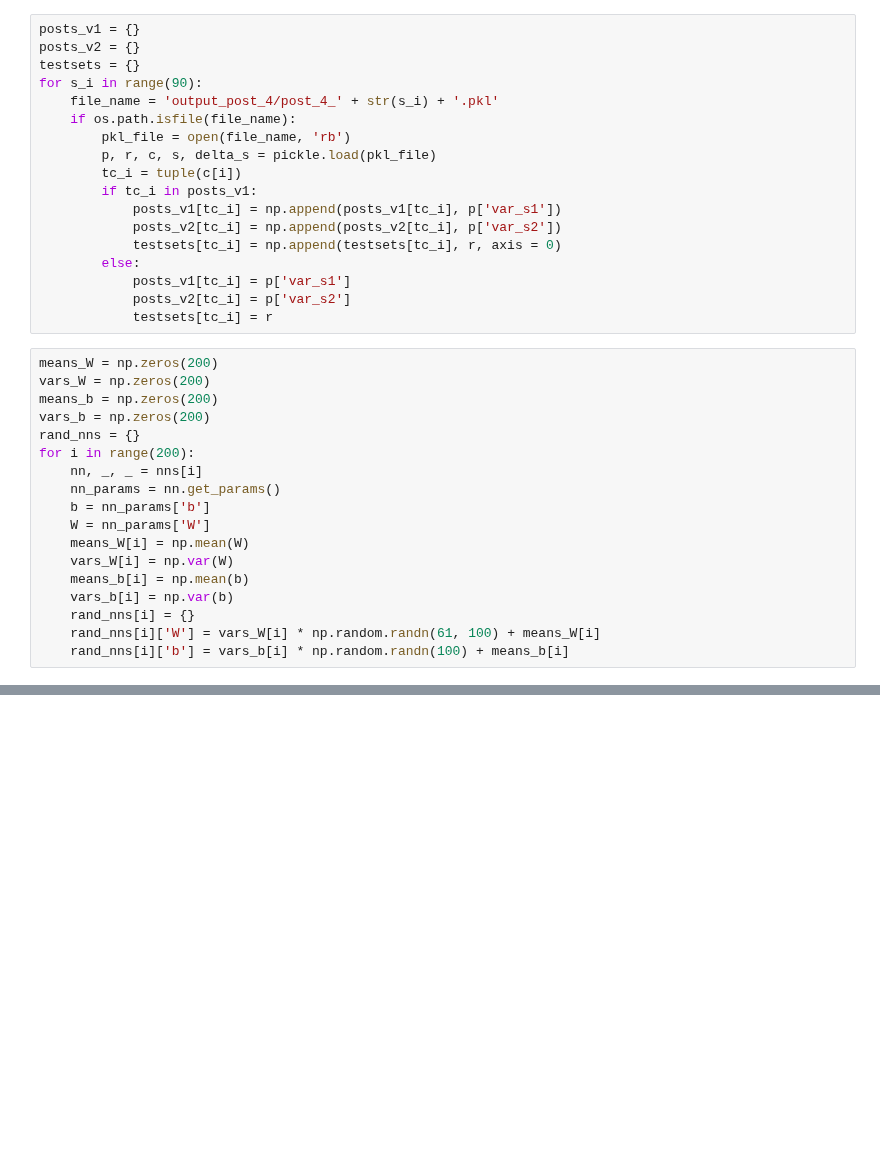
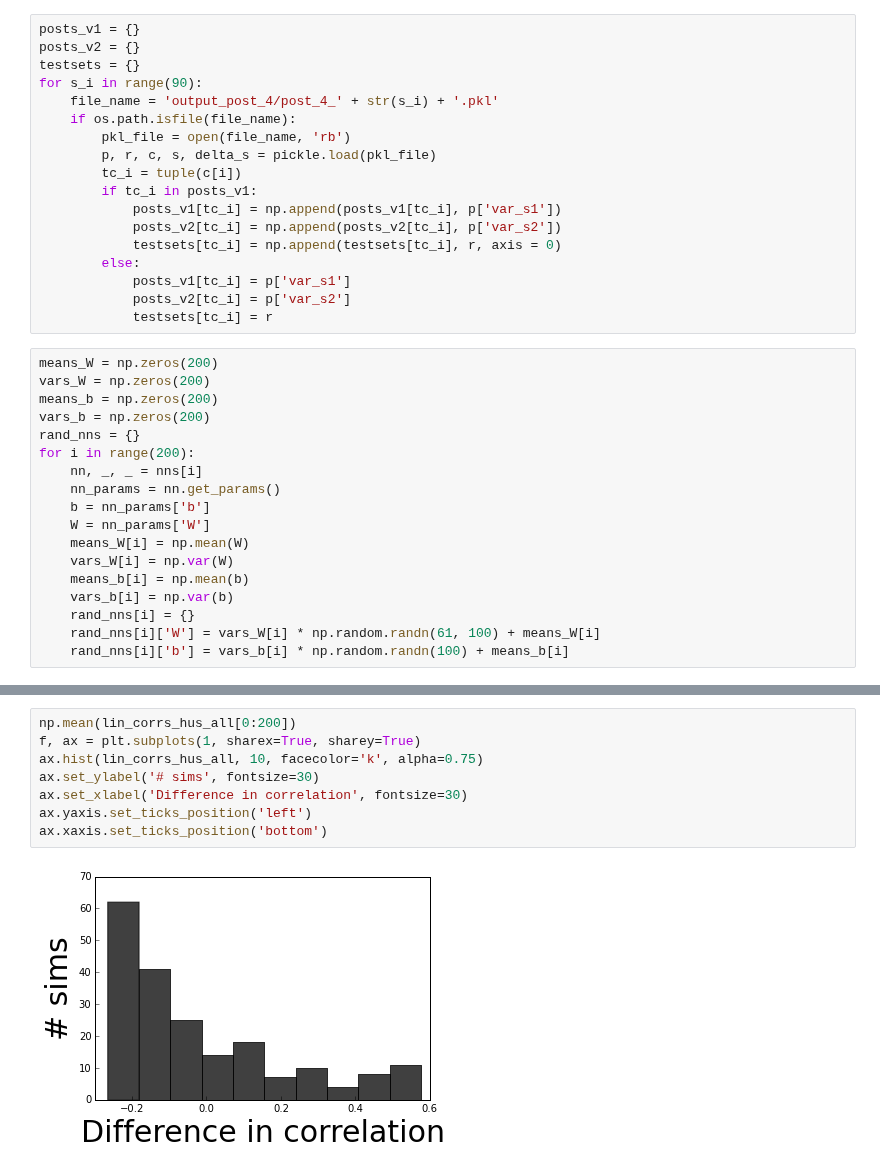
Before and after one commit to NYUMaLab/Divisive_Normalization_Project, a Jupyter notebook: Code/Demixing/Random Networks.ipynb, the cells around one changed output, grey strips where cells are left out. Cells and saved outputs as stored; diff of their text form; blank space fills up the shorter version.

```diff
--- a/Code/Demixing/Random Networks.ipynb
+++ b/Code/Demixing/Random Networks.ipynb
@@ -204,0 +220,10 @@ ax.xaxis.set_ticks_position('bottom')
+# %%
+np.mean(lin_corrs_hus_all[0:200])
+f, ax = plt.subplots(1, sharex=True, sharey=True)
+ax.hist(lin_corrs_hus_all, 10, facecolor='k', alpha=0.75)
+ax.set_ylabel('# sims', fontsize=30)
+ax.set_xlabel('Difference in correlation', fontsize=30)
+ax.yaxis.set_ticks_position('left')
+ax.xaxis.set_ticks_position('bottom')
+# %% [output]
+[figure, added]
```
Also changed, not shown: parts of 6 cells of this notebook, 2 other files.
